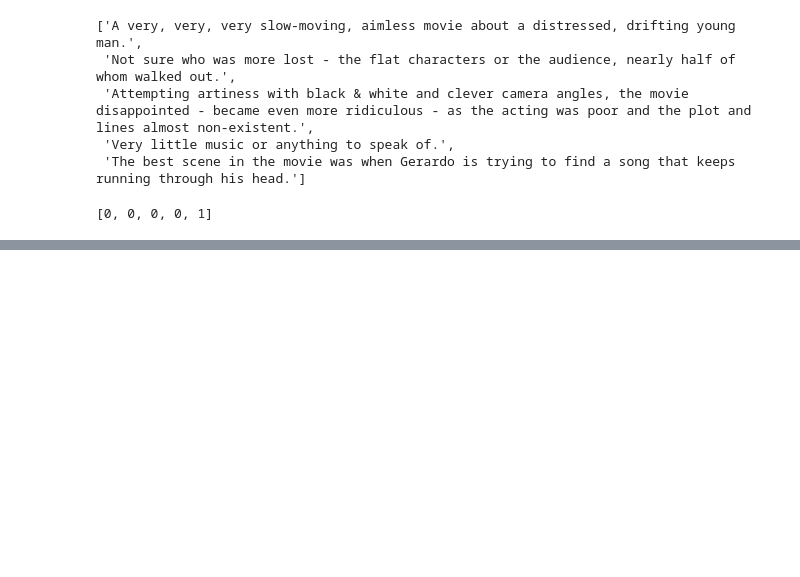
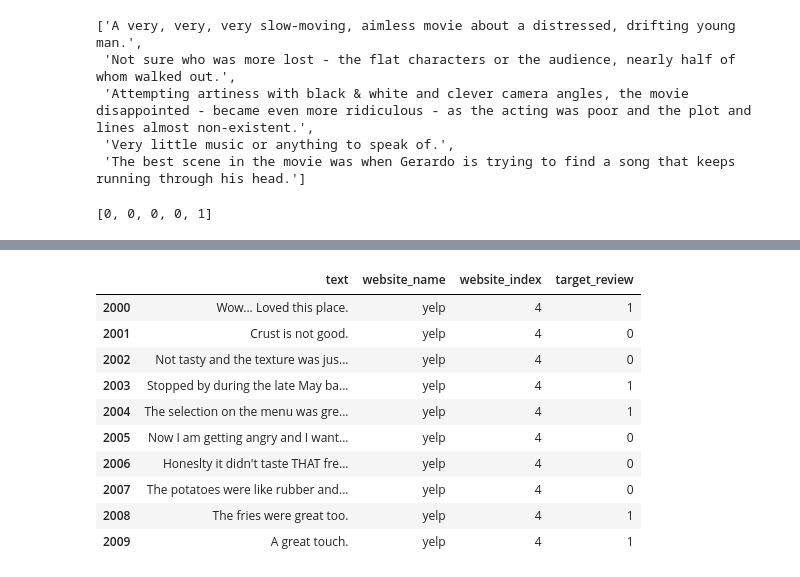
Before and after one commit to vlopez0392/DM2023-Lab1-Fork, a Jupyter notebook: Homework/DM2023_Lab1_Homework.ipynb, the cells around one changed output, grey strips where cells are left out. Drawn from its saved outputs; the diff is of its cells as text; code cells hidden in the pictures; blank space fills up the shorter version.

```diff
--- a/Homework/DM2023_Lab1_Homework.ipynb
+++ b/Homework/DM2023_Lab1_Homework.ipynb
@@ -200,0 +258,14 @@ targets[0:5]
+# %%
+DF[2000:2010]
+# %% [output]
+|  | text | website_name | website_index | target_review |
+| 2000 | Wow... Loved this place. | yelp | 4 | 1 |
+| 2001 | Crust is not good. | yelp | 4 | 0 |
+| 2002 | Not tasty and the texture was jus... | yelp | 4 | 0 |
+| 2003 | Stopped by during the late May ba... | yelp | 4 | 1 |
+| 2004 | The selection on the menu was gre... | yelp | 4 | 1 |
+| 2005 | Now I am getting angry and I want... | yelp | 4 | 0 |
+| 2006 | Honeslty it didn't taste THAT fre... | yelp | 4 | 0 |
+| 2007 | The potatoes were like rubber and... | yelp | 4 | 0 |
+| 2008 | The fries were great too. | yelp | 4 | 1 |
+| 2009 | A great touch. | yelp | 4 | 1 |
```
Also changed, not shown: parts of 7 cells of this notebook, 1 other file.
